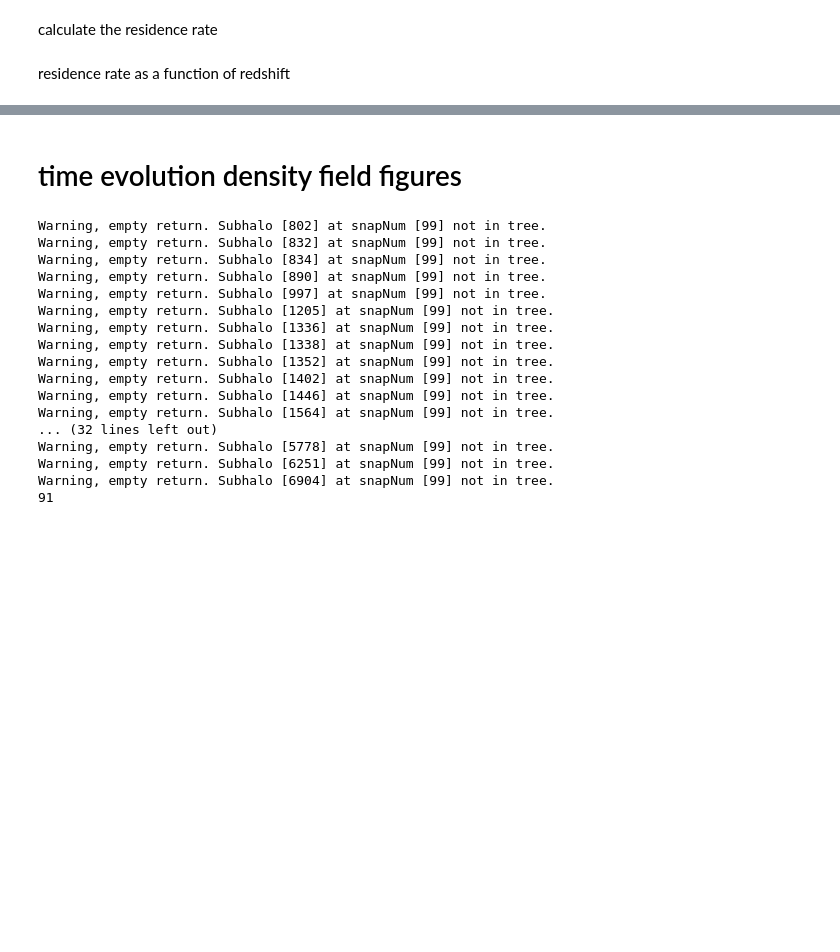
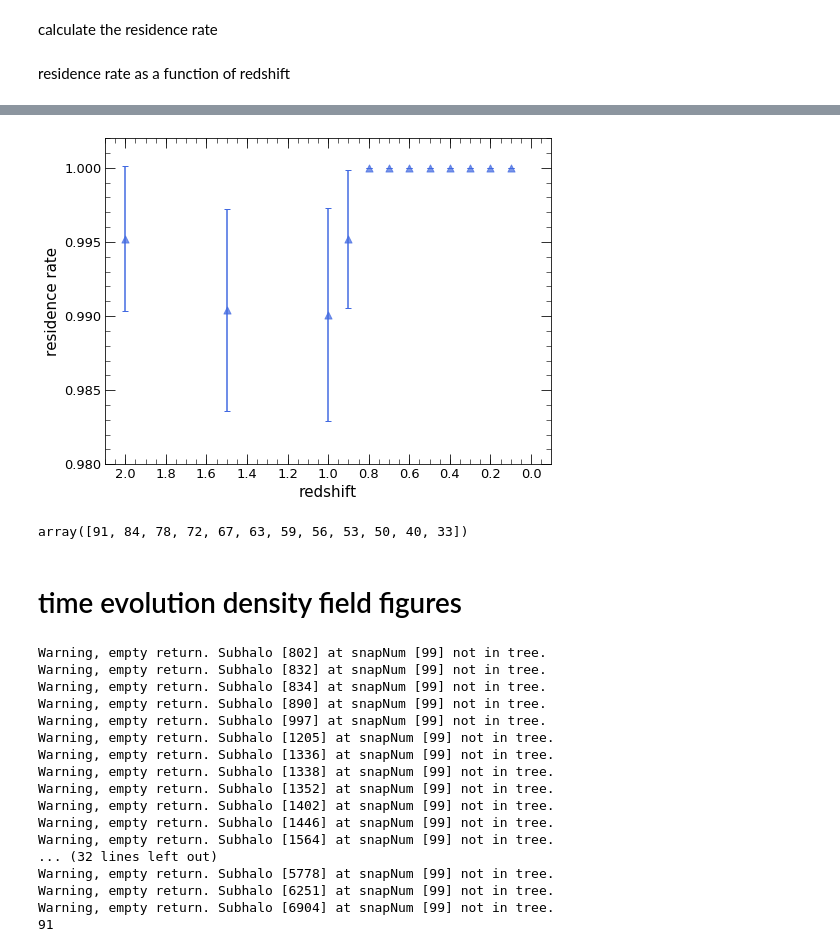
Before and after one commit to eunheeko/WFMinIllustrisTNG, a Jupyter notebook: accretion_history.ipynb, the cells around one changed output, grey strips where cells are left out. Drawn from its saved outputs; the diff is of its cells as text; code cells hidden in the pictures; blank space fills up the shorter version.

```diff
--- a/accretion_history.ipynb
+++ b/accretion_history.ipynb
@@ -1278,0 +1293,17 @@ os.listdir('./path_prob')
+# %%
+final_probs_mean = []
+final_probs_std = []
+
+for i in range(len(snaps_full[1:])):
+
+    samp = probs[:, i]
+
+    meds = []
+
+    for _ in range(1000):
+
+        boot = np.random.choice(samp, size = len(samp), replace = True)
+        meds.append(np.nanmean(boot))
+
+    final_probs_mean.append(np.mean(meds))
+    final_probs_std.append(np.std(meds))
@@ -1279,3 +1325,34 @@ os.listdir('./path_prob')
+# %%
+fig, ax = plt.subplots(figsize = (8, 6))
+
+ax.scatter(zs_full[1:], final_probs_mean, color = 'royalblue', marker = '^', alpha = .7, s = 50)
+ax.errorbar(zs_full[1:], final_probs_mean, yerr = final_probs_std, linestyle = '', color = 'royalblue', capsize = 3)
+
+ax.set_xlim(2.1, -0.1)
+ax.set_ylim(0.980, 1.002)
+
+ax.set_xlabel('redshift', fontsize = 15)
+ax.set_ylabel('residence rate', fontsize = 15)
+
+ax.xaxis.set_major_locator(MultipleLocator(0.2))
+ax.yaxis.set_major_locator(MultipleLocator(0.005))
+
+ax.xaxis.set_minor_locator(AutoMinorLocator())
+ax.yaxis.set_minor_locator(AutoMinorLocator())
+
+ax.tick_params(which = 'major', length = 10, direction = 'in', labelsize = 13)
+ax.tick_params(which = 'minor', length = 5, direction = 'in', labelsize = 13)
+
+ax.xaxis.set_ticks_position('both')
+ax.yaxis.set_ticks_position('both')
+
+fig.savefig('./figs/residence_rate.png')
+# %% [output]
+[figure, added]
+# %%
+snaps_full[1:]
+# %% [output]
+array([91, 84, 78, 72, 67, 63, 59, 56, 53, 50, 40, 33])
 # %% [markdown]
 # time evolution density field figures
 # %%
```
Also changed, not shown: parts of 9 cells of this notebook, 1 other file.
